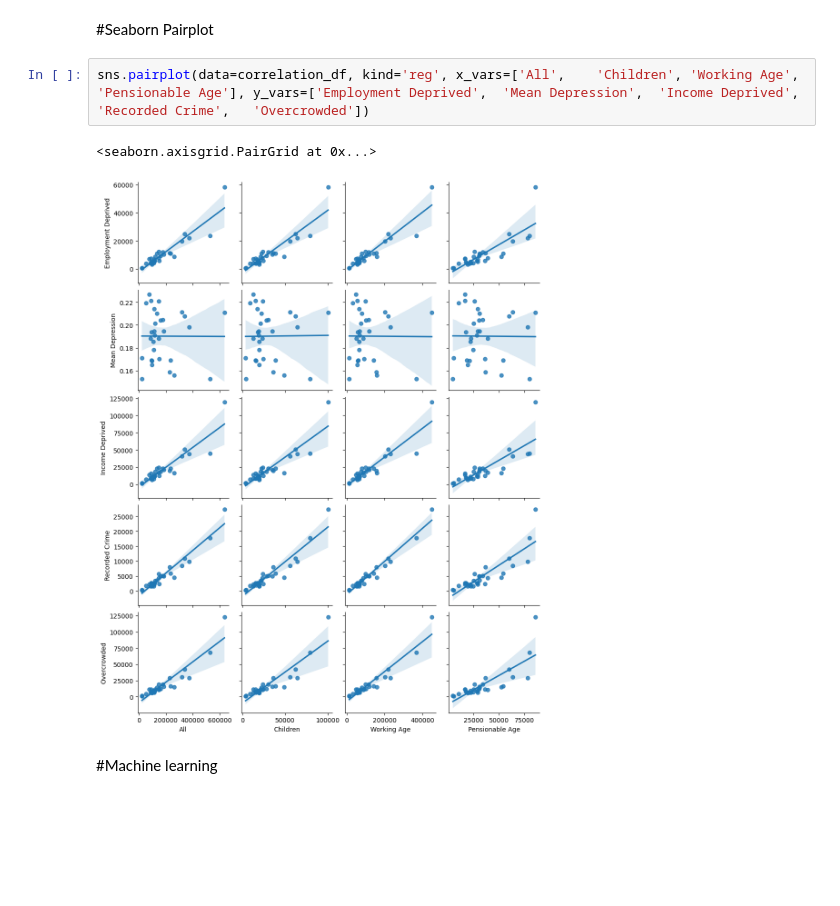
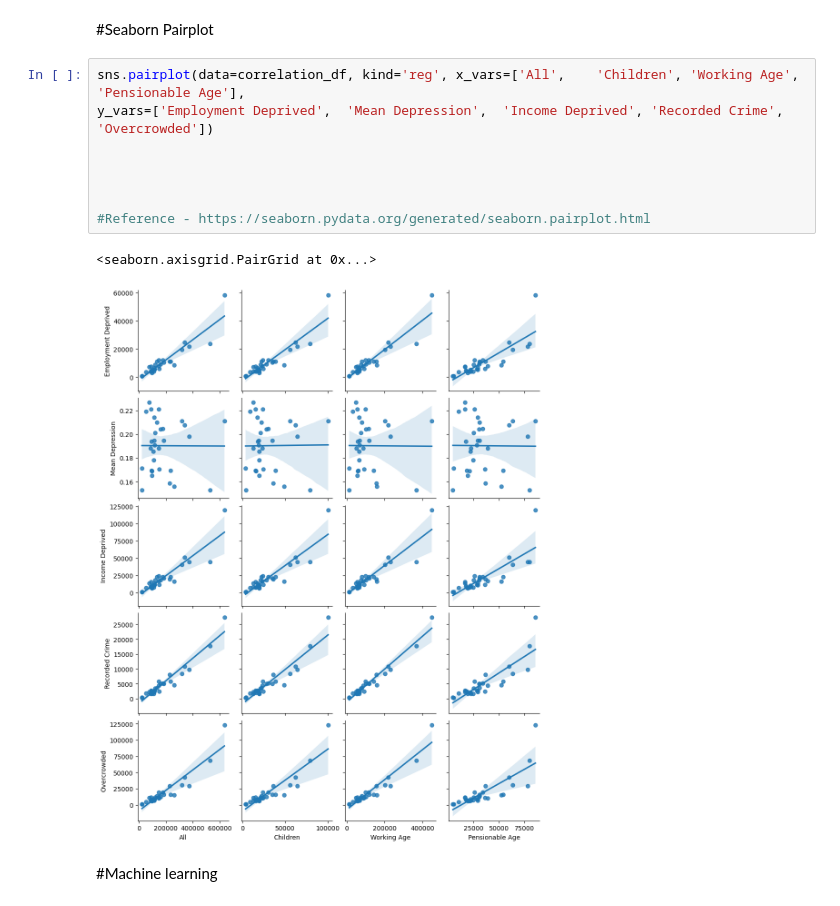
Before and after one commit to ighopresh/ProjectFile, a Jupyter notebook: Implementation_project.ipynb, the cells around one changed output. Saved outputs shown, nothing was run; the diff lists cells and outputs as text; blank space fills up the shorter version.

```diff
--- a/Implementation_project.ipynb
+++ b/Implementation_project.ipynb
@@ -735,10 +735,16 @@ interactive(children=(ToggleButtons(button_style='info', description='Age Group:
 # %% [markdown]
 #Seaborn Pairplot
 # %%
-sns.pairplot(data=correlation_df, kind='reg', x_vars=['All',	'Children',	'Working Age',	'Pensionable Age'], y_vars=['Employment Deprived',	'Mean Depression',	'Income Deprived',	'Recorded Crime',	'Overcrowded'])
+sns.pairplot(data=correlation_df, kind='reg', x_vars=['All',	'Children',	'Working Age',	'Pensionable Age'],
+y_vars=['Employment Deprived',	'Mean Depression',	'Income Deprived', 'Recorded Crime', 'Overcrowded'])
+
+
+
+
+#Reference - https://seaborn.pydata.org/generated/seaborn.pairplot.html
 # %% [output]
 <seaborn.axisgrid.PairGrid at 0x...>
-[figure, old version]
+[figure, new version]
 # %% [markdown]
 #Machine learning
 # %% [markdown]
```
Also changed, not shown: parts of 3 cells of this notebook.
